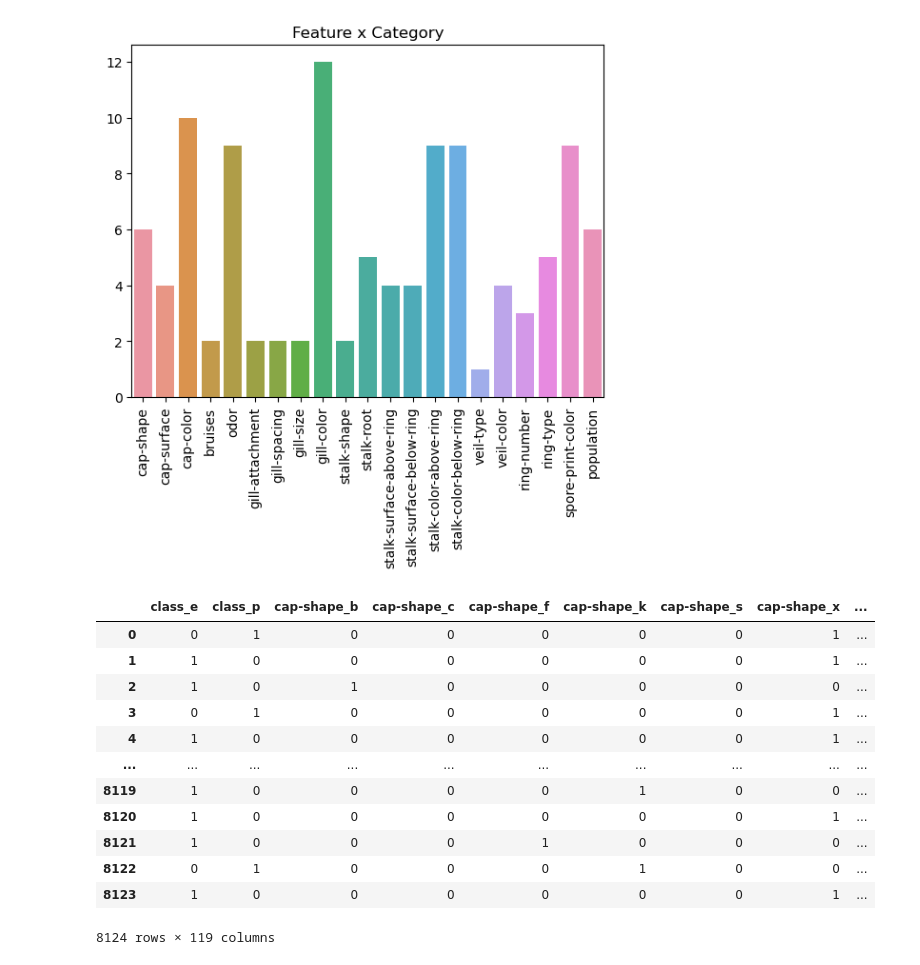
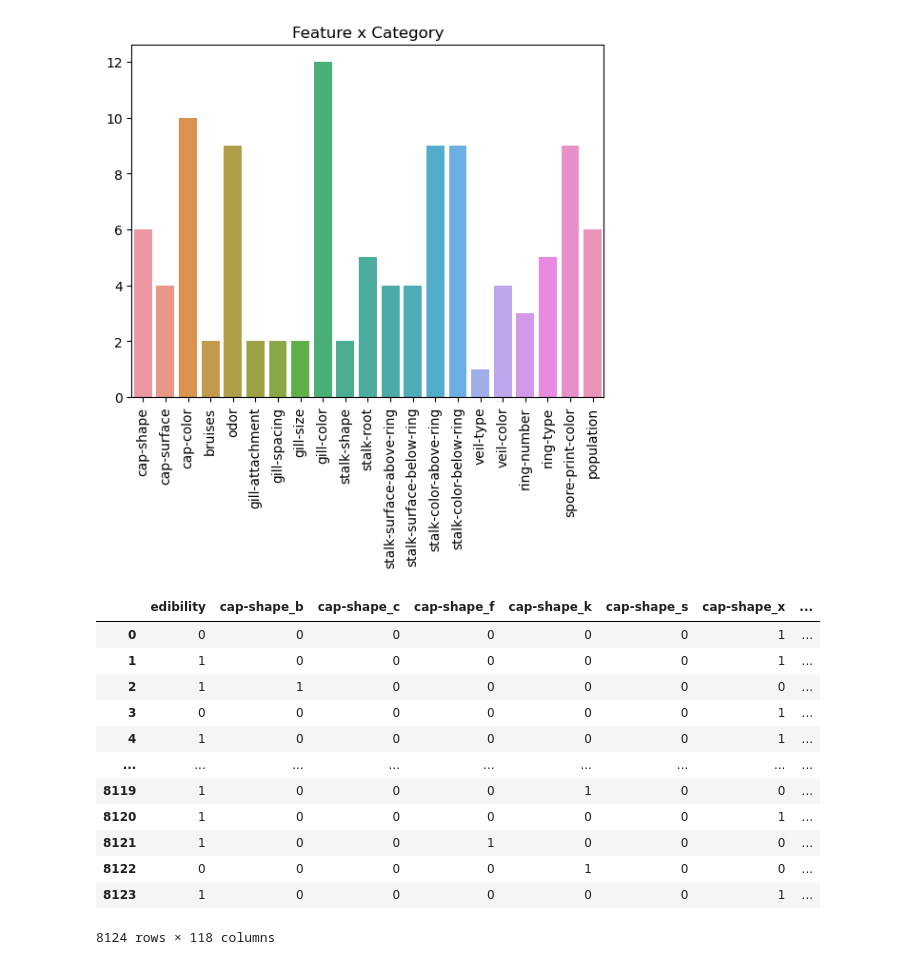
Before and after one commit to usuajiayako/DataScienceWeek8, a Jupyter notebook: supervised_mini_project/mushrooms_analysis.ipynb, the cells around one changed output. Drawn from its saved outputs; the diff is of its cells as text; code cells hidden in the pictures.

```diff
--- a/supervised_mini_project/mushrooms_analysis.ipynb
+++ b/supervised_mini_project/mushrooms_analysis.ipynb
@@ -141,20 +145,25 @@ def one_hot_encoder():
         encoded_data = pd.DataFrame(encoder.fit_transform(data[[column]]).toarray())
         encoded_data.columns = encoder.get_feature_names_out()
         new_data = new_data.join(encoded_data.astype(int))
+
     return new_data
 
-one_hot_encoder()
+new_data = one_hot_encoder()
-# %% [output]
-|  | class_e | class_p | cap-shape_b | cap-shape_c | cap-shape_f | cap-shape_k | cap-shape_s | cap-shape_x | ... |
-| 0 | 0 | 1 | 0 | 0 | 0 | 0 | 0 | 1 | ... |
-| 1 | 1 | 0 | 0 | 0 | 0 | 0 | 0 | 1 | ... |
-| 2 | 1 | 0 | 1 | 0 | 0 | 0 | 0 | 0 | ... |
-| 3 | 0 | 1 | 0 | 0 | 0 | 0 | 0 | 1 | ... |
-| 4 | 1 | 0 | 0 | 0 | 0 | 0 | 0 | 1 | ... |
-| ... | ... | ... | ... | ... | ... | ... | ... | ... | ... |
-| 8119 | 1 | 0 | 0 | 0 | 0 | 1 | 0 | 0 | ... |
-| 8120 | 1 | 0 | 0 | 0 | 0 | 0 | 0 | 1 | ... |
-| 8121 | 1 | 0 | 0 | 0 | 1 | 0 | 0 | 0 | ... |
-| 8122 | 0 | 1 | 0 | 0 | 0 | 1 | 0 | 0 | ... |
-| 8123 | 1 | 0 | 0 | 0 | 0 | 0 | 0 | 1 | ... |
-8124 rows × 119 columns
+# %%
+new_data.drop("class_p", axis = 1, inplace = True)
+new_data.rename(columns = {"class_e": "edibility"}, inplace = True)
+new_data
+# %% [output]
+|  | edibility | cap-shape_b | cap-shape_c | cap-shape_f | cap-shape_k | cap-shape_s | cap-shape_x | ... |
+| 0 | 0 | 0 | 0 | 0 | 0 | 0 | 1 | ... |
+| 1 | 1 | 0 | 0 | 0 | 0 | 0 | 1 | ... |
+| 2 | 1 | 1 | 0 | 0 | 0 | 0 | 0 | ... |
+| 3 | 0 | 0 | 0 | 0 | 0 | 0 | 1 | ... |
+| 4 | 1 | 0 | 0 | 0 | 0 | 0 | 1 | ... |
+| ... | ... | ... | ... | ... | ... | ... | ... | ... |
+| 8119 | 1 | 0 | 0 | 0 | 1 | 0 | 0 | ... |
+| 8120 | 1 | 0 | 0 | 0 | 0 | 0 | 1 | ... |
+| 8121 | 1 | 0 | 0 | 1 | 0 | 0 | 0 | ... |
+| 8122 | 0 | 0 | 0 | 0 | 1 | 0 | 0 | ... |
+| 8123 | 1 | 0 | 0 | 0 | 0 | 0 | 1 | ... |
+8124 rows × 118 columns
```
Also changed, not shown: parts of 6 cells of this notebook.
